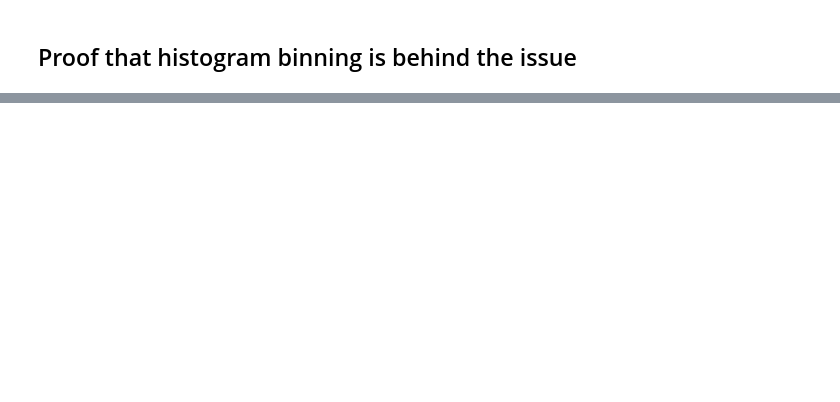
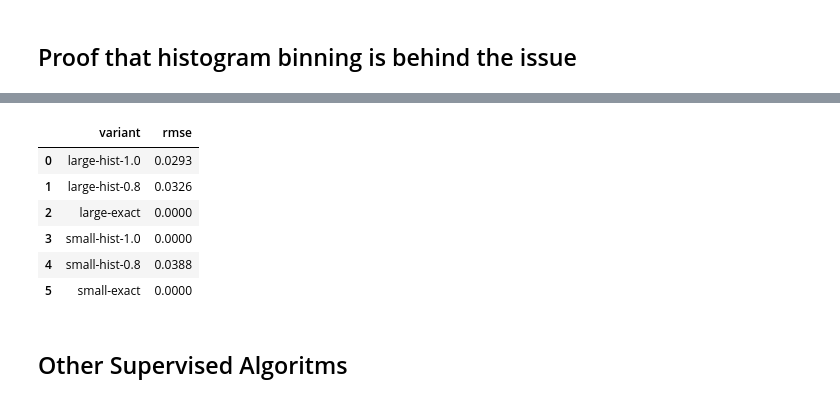
Before and after one commit to finite-sample/stableboost, a Jupyter notebook: stableboost.ipynb, the cells around one changed output, grey strips where cells are left out. Saved outputs shown, nothing was run; the diff lists cells and outputs as text; code cells hidden in the pictures; blank space fills up the shorter version.

Commit message:
fixed the ensemble implementation
+ add stability of other supervised/unsupervised

```diff
--- a/stableboost.ipynb
+++ b/stableboost.ipynb
@@ -272,0 +113,58 @@ Max absolute difference from run 0 to run 4: 0.0
+# %%
+import numpy as np, pandas as pd
+from xgboost import XGBClassifier
+from sklearn.datasets import make_classification
+from sklearn.model_selection import train_test_split
+
+def stability_rmse(mat):
+    return np.sqrt(2 * mat.var(axis=0, ddof=0)).mean()
+
+def run_variant(n_rows, n_jobs, tree_method, subsample, n_shuffles=10, seed=0):
+    # fresh data set for each size
+    X, y = make_classification(
+        n_samples=n_rows, n_features=30, n_informative=15, n_redundant=10,
+        class_sep=1.0, random_state=seed)
+    Xtr, Xte, ytr, yte = train_test_split(
+        X, y, test_size=0.25, stratify=y, random_state=seed)
+
+    preds = []
+    for s in range(n_shuffles):
+        order = np.random.RandomState(seed + s).permutation(len(Xtr))
+        mdl = XGBClassifier(
+            n_estimators=120, max_depth=5, learning_rate=0.1,
+            subsample=subsample, colsample_bytree=1.0,
+            tree_method=tree_method, n_jobs=n_jobs,
+            random_state=42, eval_metric="auc",
+            use_label_encoder=False, verbosity=0)
+        mdl.fit(Xtr[order], ytr[order])
+        preds.append(mdl.predict_proba(Xte)[:, 1])
+    return stability_rmse(np.vstack(preds))
+
+# ------------------------------------------------------------------
+variants = [
+    # large-data, multithread
+    ("large-hist-1.0",   dict(n_rows=60_000, n_jobs=8, tree_method="hist",  subsample=1.0)),
+    ("large-hist-0.8",   dict(n_rows=60_000, n_jobs=8, tree_method="hist",  subsample=0.8)),
+    ("large-exact",      dict(n_rows=60_000, n_jobs=8, tree_method="exact", subsample=1.0)),
+    # small-data, single-thread
+    ("small-hist-1.0",   dict(n_rows=6_000,  n_jobs=1, tree_method="hist",  subsample=1.0)),
+    ("small-hist-0.8",   dict(n_rows=6_000,  n_jobs=1, tree_method="hist",  subsample=0.8)),
+    ("small-exact",      dict(n_rows=6_000,  n_jobs=1, tree_method="exact", subsample=1.0)),
+]
+
+results = []
+for name, cfg in variants:
+    rmse = run_variant(**cfg)
+    results.append({"variant": name, "rmse": round(rmse, 4)})
+
+pd.DataFrame(results)
+# %% [output]
+|  | variant | rmse |
+| 0 | large-hist-1.0 | 0.0293 |
+| 1 | large-hist-0.8 | 0.0326 |
+| 2 | large-exact | 0.0000 |
+| 3 | small-hist-1.0 | 0.0000 |
+| 4 | small-hist-0.8 | 0.0388 |
+| 5 | small-exact | 0.0000 |
+# %% [markdown]
+## Other Supervised Algoritms
```
Also changed, not shown: parts of 9 cells of this notebook.
